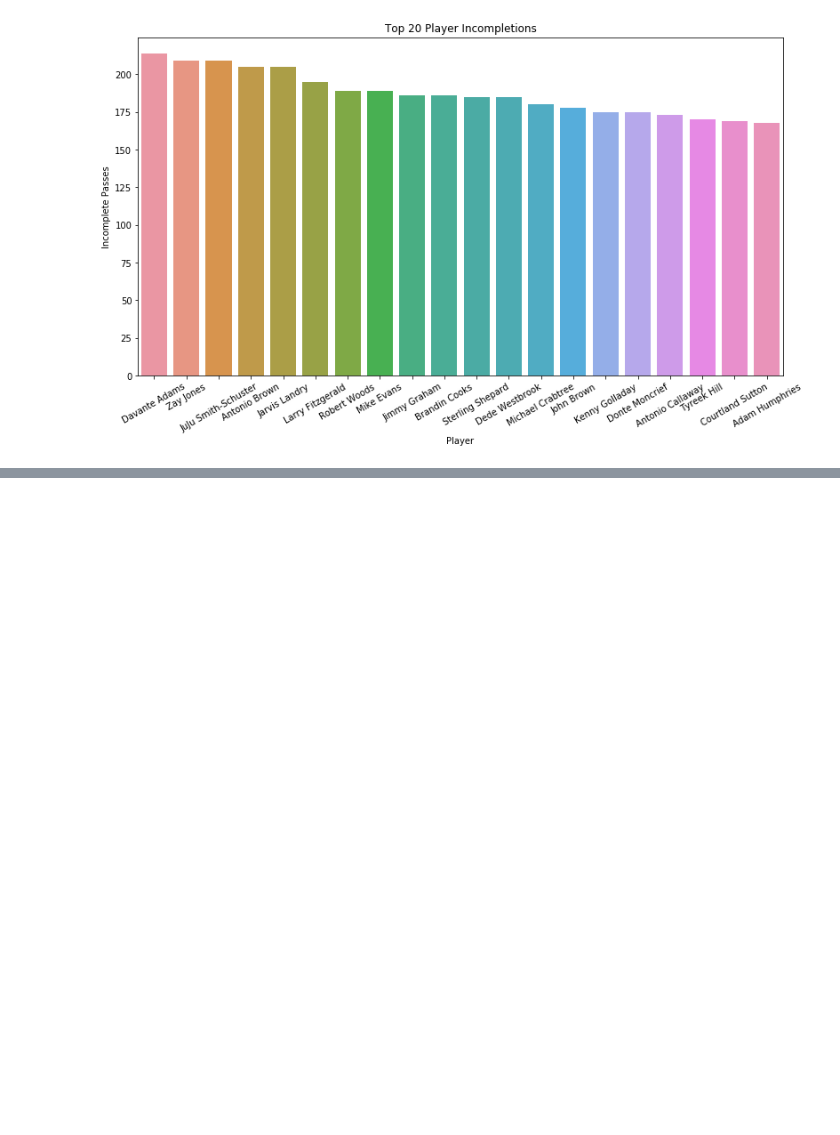
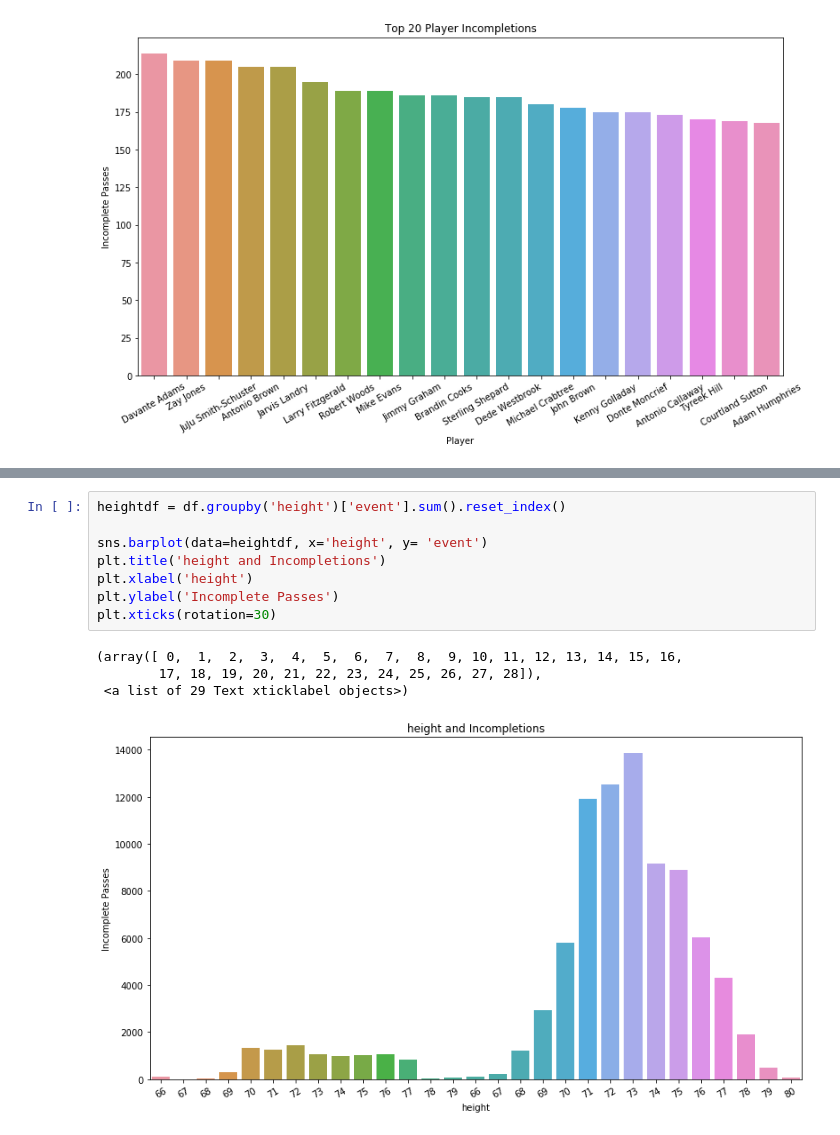
Before and after one commit to Fourth-and-Four/NFL-Big-Data-Bowl-2021, a Jupyter notebook: weeks_scratch.ipynb, the cells around one changed output, grey strips where cells are left out. Saved outputs shown, nothing was run; the diff lists cells and outputs as text; blank space fills up the shorter version.

```diff
--- a/weeks_scratch.ipynb
+++ b/weeks_scratch.ipynb
@@ -764,0 +646,13 @@ mergedf
+# %%
+heightdf = df.groupby('height')['event'].sum().reset_index()
+
+sns.barplot(data=heightdf, x='height', y= 'event')
+plt.title('height and Incompletions')
+plt.xlabel('height')
+plt.ylabel('Incomplete Passes')
+plt.xticks(rotation=30)
+# %% [output]
+(array([ 0,  1,  2,  3,  4,  5,  6,  7,  8,  9, 10, 11, 12, 13, 14, 15, 16,
+        17, 18, 19, 20, 21, 22, 23, 24, 25, 26, 27, 28]),
+ <a list of 29 Text xticklabel objects>)
+[figure, added]
```
Also changed, not shown: parts of 24 cells of this notebook.
